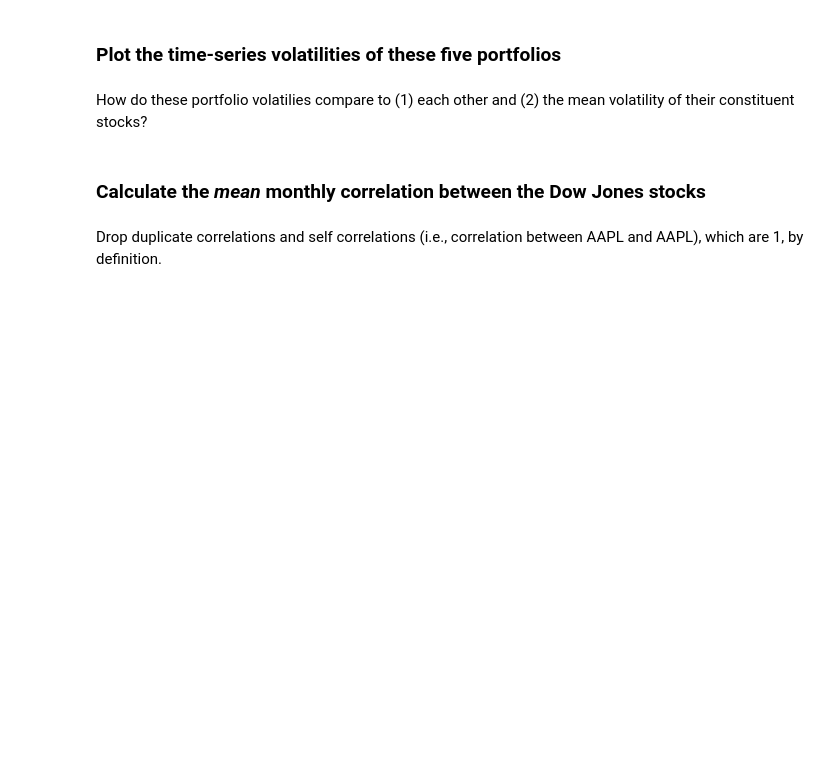
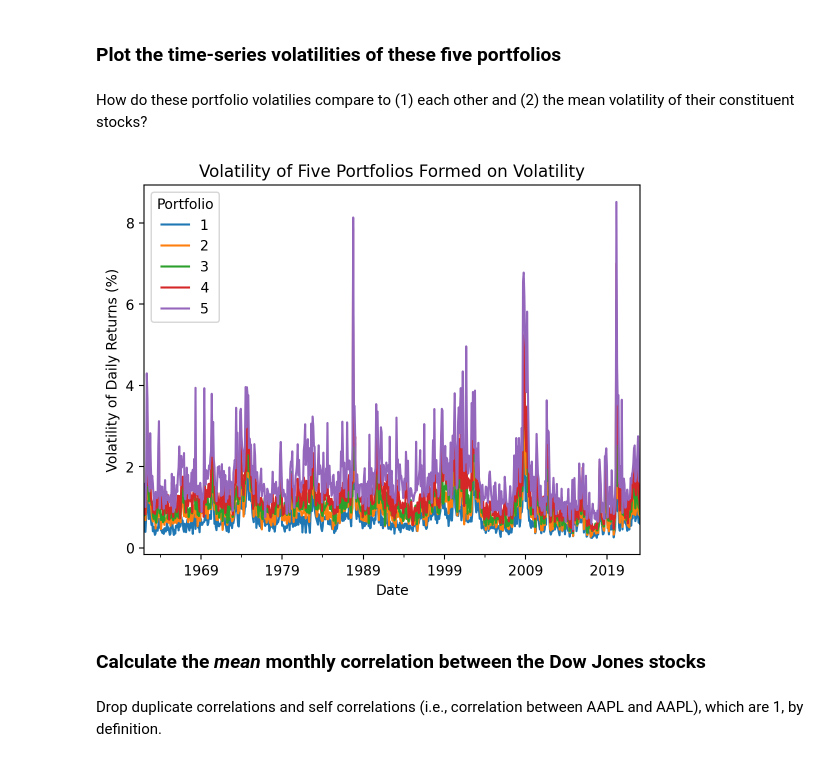
Before and after one commit to dmsb-fina-6333/2023-spring, a Jupyter notebook: Notebooks/_build/jupyter_execute/mckinney_10_practice_all.ipynb, the cells around one changed output. Saved outputs shown, nothing was run; the diff lists cells and outputs as text; code cells hidden in the pictures; blank space fills up the shorter version.

```diff
--- a/Notebooks/_build/jupyter_execute/mckinney_10_practice_all.ipynb
+++ b/Notebooks/_build/jupyter_execute/mckinney_10_practice_all.ipynb
@@ -297,17 +242,0 @@ dj['Portfolio']
-# %%
-(
-    dj
-    .stack()
-    .groupby(['Date', 'Portfolio'])
-    ['Returns']
-    .mean()
-    .reset_index('Portfolio')
-    .groupby([pd.Grouper(freq='M'), 'Portfolio'])
-    .std()
-    .reset_index('Portfolio')
-    .assign(Portfolio = lambda x: x['Portfolio'].add(1).astype(int))
-    .set_index('Portfolio', append=True)
-    .unstack()
-    ['Returns']
-    .plot()
-)
@@ -317,7 +247,36 @@ dj['Portfolio']
+# %%
+_ = pd.MultiIndex.from_product([['Portfolio'], dj['Volatility']])
+dj[_] = dj['Volatility'].apply(pd.qcut, q=5, labels=False, axis=1)
 # %% [markdown]
 ### Plot the time-series volatilities of these five portfolios
 # %% [markdown]
 How do these portfolio volatilies compare to (1) each other and (2) the mean volatility of their constituent stocks?
+# %%
+(
+    dj
+    .stack()
+    .groupby(['Date', 'Portfolio'])
+    ['Returns']
+    .mean()
+    .reset_index('Portfolio')
+    .groupby([pd.Grouper(freq='M'), 'Portfolio'])
+    .std()
+    .rename(columns={'Returns': 'Volatility'})
+    .reset_index('Portfolio')
+    .dropna() # drop missing port.
+    .assign(Portfolio = lambda x: 1 + x['Portfolio'].astype(int)) # w/o missing portf., can convert to integer
+    .set_index('Portfolio', append=True)
+    .unstack()
+    ['Volatility']
+    .mul(100)
+    .plot()
+)
+
+plt.ylabel('Volatility of Daily Returns (%)')
+plt.title('Volatility of Five Portfolios Formed on Volatility')
+plt.show()
+# %% [output]
+[figure, added]
 # %% [markdown]
 ### Calculate the *mean* monthly correlation between the Dow Jones stocks
 # %% [markdown]
```
Also changed, not shown: parts of 26 cells of this notebook, 48 other files.
